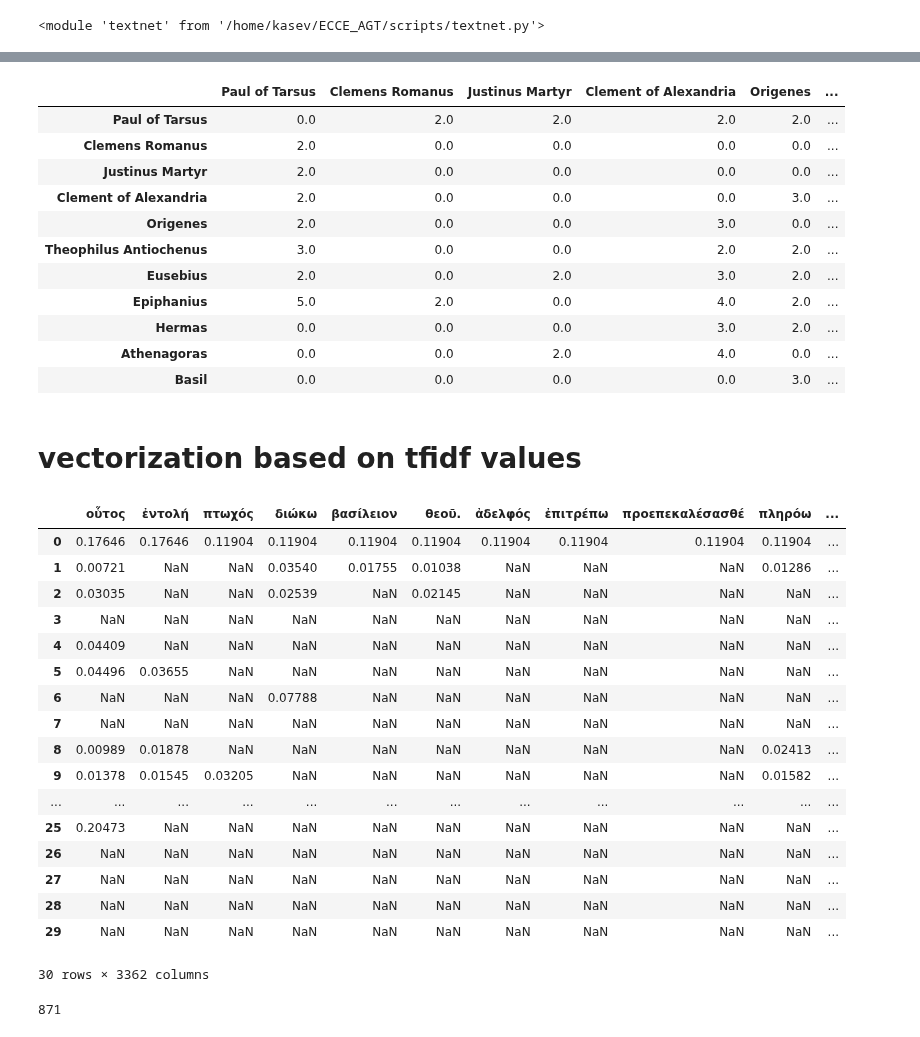
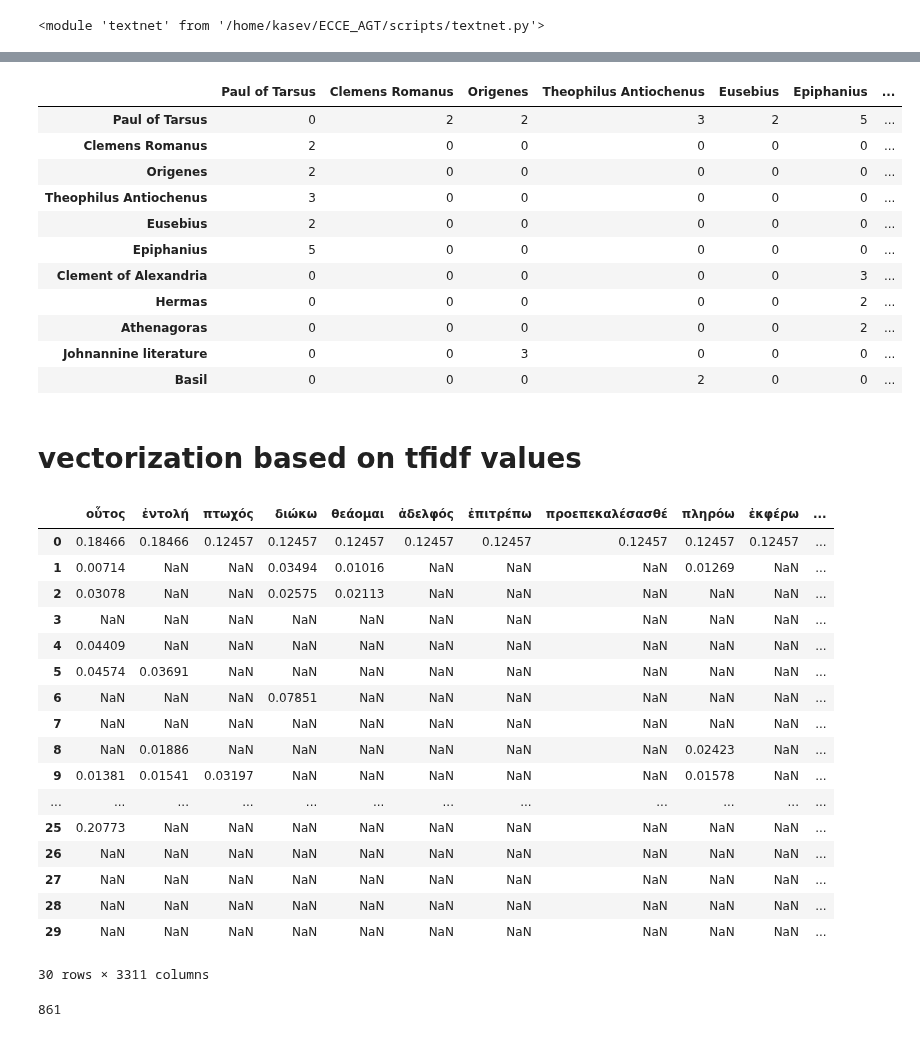
Before and after one commit to kasev/ECCE, a Jupyter notebook: scripts/NETWORKS_analysis.ipynb, the cells around one changed output, grey strips where cells are left out. Saved outputs shown, nothing was run; the diff lists cells and outputs as text; code cells hidden in the pictures.

Commit message:
working with new data

```diff
--- a/scripts/NETWORKS_analysis.ipynb
+++ b/scripts/NETWORKS_analysis.ipynb
@@ -72,7 +72,7 @@ gc = gspread.Client(auth=scoped_credentials)
 
 ECCE_AGT_overview = gc.open_by_url("https://docs.google.com/spreadsheets/d/1KPpPaeX215HR_fVrakvJp8aB6oZDhHFTcBw0MKLw6as/edit?usp=sharing")
 # %%
-AGT = sddk.read_file("SDAM_data/AGT/AGT_lemmatized_20201127.json", "df", conf)
+AGT = sddk.read_file("SDAM_data/AGT/AGT_lemmatized_20201205.json", "df", conf)
 AGT.head(5)
 # %% [output]
 |  | filename | author | title | wordcount | author_id | doc_id | raw_date | date_avr | date_probs | ... |
@@ -251,6 +251,9 @@ clean_authors = authors_df.apply(lambda row: fill_author(row["author"], row["tit
 authors_df["author"] = clean_authors
 # %%
 authors_df.loc[authors_df["author_id"]=="tlg0031rest", "author"] = "GNT rest" #, ["author"]] =
+# %%
+authors_df.loc[authors_df["author_id"]=="tlg1484", "author"] = "Martyrium Polycarpi"
+authors_df.loc[authors_df["author_id"]=="tlg1311", "author"] = "Didache" #, ["author"]] = #, ["author"]] =
 # %%
 authors_df
 # %% [output]
@@ -512,4 +479,4 @@ textnet.draw_3d_network(G)
 # %% [output]
 [interactive output not drawn]
 # %%
-G_paul = textnet.construct_ego_network(G, "Paul of Tarsus", 10, reduced=False)
+G_paul = textnet.construct_ego_network(G, "Paul of Tarsus", 10, reduced=True)
@@ -520,18 +490,18 @@ textnet.draw_2d_network(G_paul)
 # %%
-nx.to_pandas_adjacency(G_paul).astype()
+nx.to_pandas_adjacency(G_paul).astype(int)
 # %% [output]
-|  | Paul of Tarsus | Clemens Romanus | Justinus Martyr | Clement of Alexandria | Origenes | ... |
-| Paul of Tarsus | 0.0 | 2.0 | 2.0 | 2.0 | 2.0 | ... |
-| Clemens Romanus | 2.0 | 0.0 | 0.0 | 0.0 | 0.0 | ... |
-| Justinus Martyr | 2.0 | 0.0 | 0.0 | 0.0 | 0.0 | ... |
-| Clement of Alexandria | 2.0 | 0.0 | 0.0 | 0.0 | 3.0 | ... |
-| Origenes | 2.0 | 0.0 | 0.0 | 3.0 | 0.0 | ... |
-| Theophilus Antiochenus | 3.0 | 0.0 | 0.0 | 2.0 | 2.0 | ... |
-| Eusebius | 2.0 | 0.0 | 2.0 | 3.0 | 2.0 | ... |
-| Epiphanius | 5.0 | 2.0 | 0.0 | 4.0 | 2.0 | ... |
-| Hermas | 0.0 | 0.0 | 0.0 | 3.0 | 2.0 | ... |
-| Athenagoras | 0.0 | 0.0 | 2.0 | 4.0 | 0.0 | ... |
-| Basil | 0.0 | 0.0 | 0.0 | 0.0 | 3.0 | ... |
+|  | Paul of Tarsus | Clemens Romanus | Origenes | Theophilus Antiochenus | Eusebius | Epiphanius | ... |
+| Paul of Tarsus | 0 | 2 | 2 | 3 | 2 | 5 | ... |
+| Clemens Romanus | 2 | 0 | 0 | 0 | 0 | 0 | ... |
+| Origenes | 2 | 0 | 0 | 0 | 0 | 0 | ... |
+| Theophilus Antiochenus | 3 | 0 | 0 | 0 | 0 | 0 | ... |
+| Eusebius | 2 | 0 | 0 | 0 | 0 | 0 | ... |
+| Epiphanius | 5 | 0 | 0 | 0 | 0 | 0 | ... |
+| Clement of Alexandria | 0 | 0 | 0 | 0 | 0 | 3 | ... |
+| Hermas | 0 | 0 | 0 | 0 | 0 | 2 | ... |
+| Athenagoras | 0 | 0 | 0 | 0 | 0 | 2 | ... |
+| Johnannine literature | 0 | 0 | 3 | 0 | 0 | 0 | ... |
+| Basil | 0 | 0 | 0 | 2 | 0 | 0 | ... |
 # %% [markdown]
 #  vectorization based on tfidf values
 # %%
@@ -539,24 +509,24 @@ nx.to_pandas_adjacency(G_paul).astype()
 tfidfs_df_raw = pd.DataFrame([dict(tfidfs) for tfidfs in authors_df["dik_sents_TFIDF"].tolist()])
 tfidfs_df_raw
 # %% [output]
-|  | οὗτος | ἐντολή | πτωχός | διώκω | βασίλειον | θεοῦ. | ἀδελφός | ἐπιτρέπω | προεπεκαλέσασθέ | πληρόω | ... |
-| 0 | 0.17646 | 0.17646 | 0.11904 | 0.11904 | 0.11904 | 0.11904 | 0.11904 | 0.11904 | 0.11904 | 0.11904 | ... |
-| 1 | 0.00721 | NaN | NaN | 0.03540 | 0.01755 | 0.01038 | NaN | NaN | NaN | 0.01286 | ... |
-| 2 | 0.03035 | NaN | NaN | 0.02539 | NaN | 0.02145 | NaN | NaN | NaN | NaN | ... |
+|  | οὗτος | ἐντολή | πτωχός | διώκω | θεάομαι | ἀδελφός | ἐπιτρέπω | προεπεκαλέσασθέ | πληρόω | ἐκφέρω | ... |
+| 0 | 0.18466 | 0.18466 | 0.12457 | 0.12457 | 0.12457 | 0.12457 | 0.12457 | 0.12457 | 0.12457 | 0.12457 | ... |
+| 1 | 0.00714 | NaN | NaN | 0.03494 | 0.01016 | NaN | NaN | NaN | 0.01269 | NaN | ... |
+| 2 | 0.03078 | NaN | NaN | 0.02575 | 0.02113 | NaN | NaN | NaN | NaN | NaN | ... |
 | 3 | NaN | NaN | NaN | NaN | NaN | NaN | NaN | NaN | NaN | NaN | ... |
 | 4 | 0.04409 | NaN | NaN | NaN | NaN | NaN | NaN | NaN | NaN | NaN | ... |
-| 5 | 0.04496 | 0.03655 | NaN | NaN | NaN | NaN | NaN | NaN | NaN | NaN | ... |
-| 6 | NaN | NaN | NaN | 0.07788 | NaN | NaN | NaN | NaN | NaN | NaN | ... |
+| 5 | 0.04574 | 0.03691 | NaN | NaN | NaN | NaN | NaN | NaN | NaN | NaN | ... |
+| 6 | NaN | NaN | NaN | 0.07851 | NaN | NaN | NaN | NaN | NaN | NaN | ... |
 | 7 | NaN | NaN | NaN | NaN | NaN | NaN | NaN | NaN | NaN | NaN | ... |
-| 8 | 0.00989 | 0.01878 | NaN | NaN | NaN | NaN | NaN | NaN | NaN | 0.02413 | ... |
-| 9 | 0.01378 | 0.01545 | 0.03205 | NaN | NaN | NaN | NaN | NaN | NaN | 0.01582 | ... |
+| 8 | NaN | 0.01886 | NaN | NaN | NaN | NaN | NaN | NaN | 0.02423 | NaN | ... |
+| 9 | 0.01381 | 0.01541 | 0.03197 | NaN | NaN | NaN | NaN | NaN | 0.01578 | NaN | ... |
 | ... | ... | ... | ... | ... | ... | ... | ... | ... | ... | ... | ... |
-| 25 | 0.20473 | NaN | NaN | NaN | NaN | NaN | NaN | NaN | NaN | NaN | ... |
+| 25 | 0.20773 | NaN | NaN | NaN | NaN | NaN | NaN | NaN | NaN | NaN | ... |
 | 26 | NaN | NaN | NaN | NaN | NaN | NaN | NaN | NaN | NaN | NaN | ... |
 | 27 | NaN | NaN | NaN | NaN | NaN | NaN | NaN | NaN | NaN | NaN | ... |
 | 28 | NaN | NaN | NaN | NaN | NaN | NaN | NaN | NaN | NaN | NaN | ... |
 | 29 | NaN | NaN | NaN | NaN | NaN | NaN | NaN | NaN | NaN | NaN | ... |
-30 rows × 3362 columns
+30 rows × 3311 columns
 # %%
 selected_columns = []
 for column in tfidfs_df_raw.columns:
@@ -564,7 +534,7 @@ for column in tfidfs_df_raw.columns:
         selected_columns.append(column)
 len(selected_columns)
 # %% [output]
-871
+861
 # %%
 tfidfs_df_filtered = tfidfs_df_raw[selected_columns]
 tfidfs_df_filtered.fillna(0, inplace=True)
```
Also changed, not shown: parts of 36 cells of this notebook, 7 other files.
